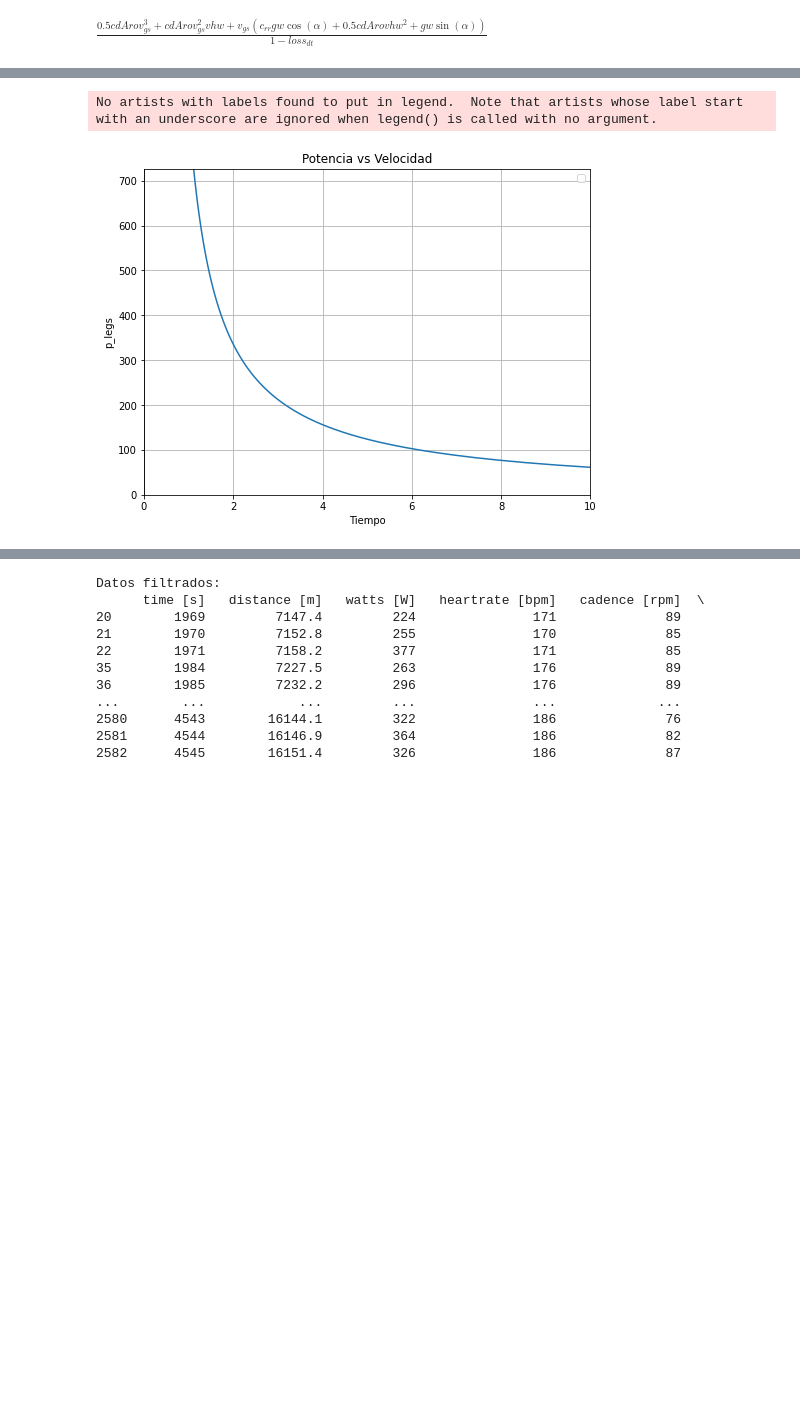
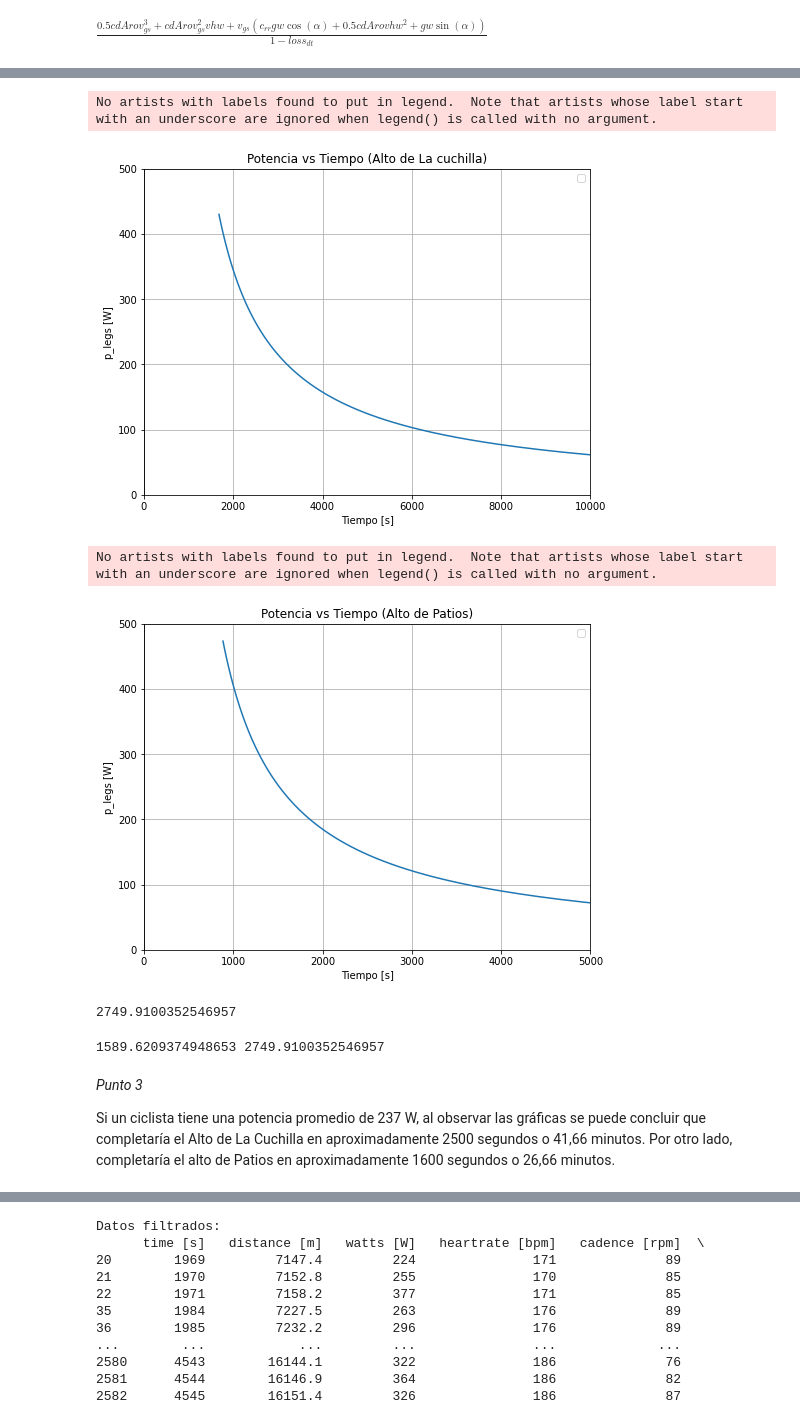
Before and after one commit to JuanGarcia202014347/IMEC-2001-JuanGarcia, a Jupyter notebook: project/Proyecto1_GarciaCamero_ForeroOsuna.ipynb, the cells around one changed output, grey strips where cells are left out. Cells and saved outputs as stored; diff of their text form; code cells hidden in the pictures; blank space fills up the shorter version.

```diff
--- a/project/Proyecto1_GarciaCamero_ForeroOsuna.ipynb
+++ b/project/Proyecto1_GarciaCamero_ForeroOsuna.ipynb
@@ -54,18 +76,56 @@ No artists with labels found to put in legend.  Note that artists whose label st
 # %%
-tiempo_cuchilla = distancia_cuchilla/vgs
+tiempo_cuchilla = distancia_cuchilla/vgs_cuchilla
+tiempo_patios = distancia_patios/vgs_patios
 
 plt.figure(figsize=(8, 6))
-plt.plot(tiempo_cuchilla, p_legs)
-plt.xlabel('Tiempo')
-plt.ylabel('p_legs')
-plt.title('Potencia vs Velocidad')
+plt.plot(tiempo_cuchilla, p_legs_cuchilla)
+plt.xlabel('Tiempo [s]')
+plt.ylabel('p_legs [W]')
+plt.title('Potencia vs Tiempo (Alto de La cuchilla)')
 plt.legend()
 plt.grid(True)
 plt.axhline(0, color='black', linewidth=0.5)
 plt.axvline(0, color='black', linewidth=0.5)
-plt.xlim(0, 10)
-plt.ylim(0, max(p_legs))
+plt.xlim(0,10000) # defino un limite en el eje x que sea mucho mayor que el mejor tiempo registrado en strava para poder
+                    # notar de una mejor manera el tiempo.
+plt.ylim(0,500)
 plt.show()
+
+plt.figure(figsize=(8, 6))
+plt.plot(tiempo_patios, p_legs_patios)
+plt.xlabel('Tiempo [s]')
+plt.ylabel('p_legs [W]')
+plt.title('Potencia vs Tiempo (Alto de Patios)')
+plt.legend()
+plt.xlim(0,5000)
+plt.ylim(0,500)
+plt.grid(True)
+plt.axhline(0, color='black', linewidth=0.5)
+plt.axvline(0, color='black', linewidth=0.5)
+plt.show()
 # %% [output]
 No artists with labels found to put in legend.  Note that artists whose label start with an underscore are ignored when legend() is called with no argument.
-[figure, old version]
+[figure, new version]
+No artists with labels found to put in legend.  Note that artists whose label start with an underscore are ignored when legend() is called with no argument.
+[figure, added]
+2749.9100352546957
+# %%
+# Punto 3
+# se hizo una interpolación para poder calcular con mayor exactitud el tiempo que le tomaría al ciclista completar
+# los dos puertos
+
+valor_objetivo = 237
+vgs_objetivo_cuchilla = np.interp(valor_objetivo, p_legs_cuchilla, vgs_cuchilla)
+tiempo_cuchilla_objetivo = distancia_cuchilla / vgs_objetivo_cuchilla
+
+vgs_objetivo_patios = np.interp(valor_objetivo, p_legs_patios, vgs_patios)
+tiempo_patios_objetivo = distancia_patios / vgs_objetivo_patios
+
+print(tiempo_patios_objetivo, tiempo_cuchilla_objetivo)
+# %% [output]
+1589.6209374948653 2749.9100352546957
+# %% [markdown]
+*Punto 3*
+
+
+Si un ciclista tiene una potencia promedio de 237 W, al observar las gráficas se puede concluir que completaría el Alto de La Cuchilla en aproximadamente 2500 segundos o 41,66 minutos. Por otro lado, completaría el alto de Patios en aproximadamente 1600 segundos o 26,66 minutos.
```
Also changed, not shown: parts of 3 cells of this notebook.
